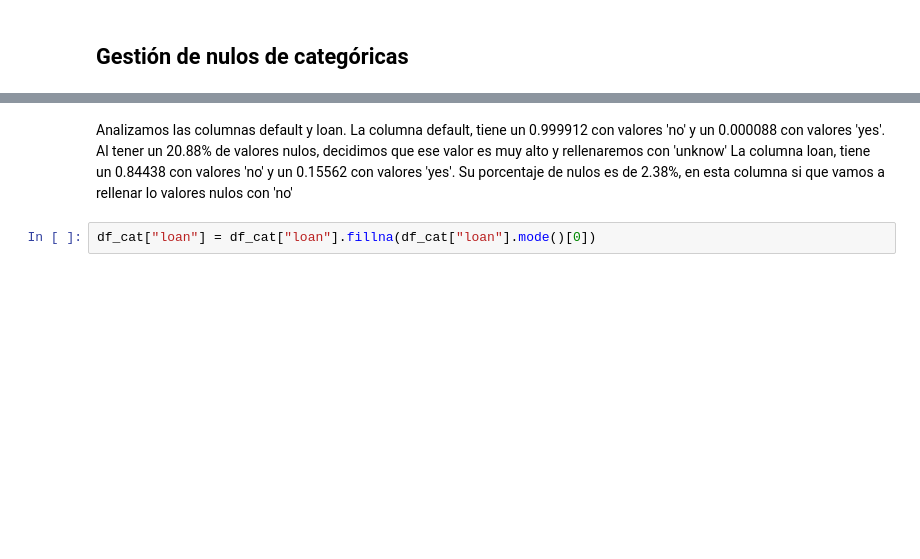
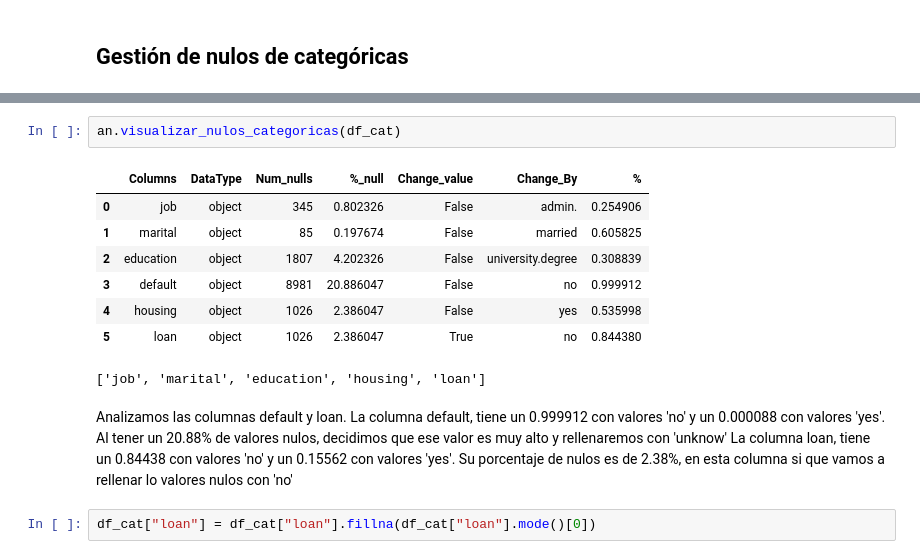
Before and after one commit to SergioSalm/DataProject_ProyectoEDAConPython, a Jupyter notebook: jupyters/columnas_categoricas.ipynb, the cells around one changed output, grey strips where cells are left out. Drawn from its saved outputs; the diff is of its cells as text; blank space fills up the shorter version.

```diff
--- a/jupyters/columnas_categoricas.ipynb
+++ b/jupyters/columnas_categoricas.ipynb
@@ -207,3 +200,14 @@ Name: education, dtype: object
+# %%
+an.visualizar_nulos_categoricas(df_cat)
+# %% [output]
+|  | Columns | DataType | Num_nulls | %_null | Change_value | Change_By | % |
+| 0 | job | object | 345 | 0.802326 | False | admin. | 0.254906 |
+| 1 | marital | object | 85 | 0.197674 | False | married | 0.605825 |
+| 2 | education | object | 1807 | 4.202326 | False | university.degree | 0.308839 |
+| 3 | default | object | 8981 | 20.886047 | False | no | 0.999912 |
+| 4 | housing | object | 1026 | 2.386047 | False | yes | 0.535998 |
+| 5 | loan | object | 1026 | 2.386047 | True | no | 0.844380 |
+['job', 'marital', 'education', 'housing', 'loan']
 # %% [markdown]
 Analizamos las columnas default y loan.
 La columna default, tiene un 0.999912 con valores 'no' y un 0.000088 con valores 'yes'. Al tener un 20.88% de valores nulos, decidimos que ese valor es muy alto y rellenaremos con 'unknow'
```
Also changed, not shown: parts of 11 cells of this notebook, 7 other files.
